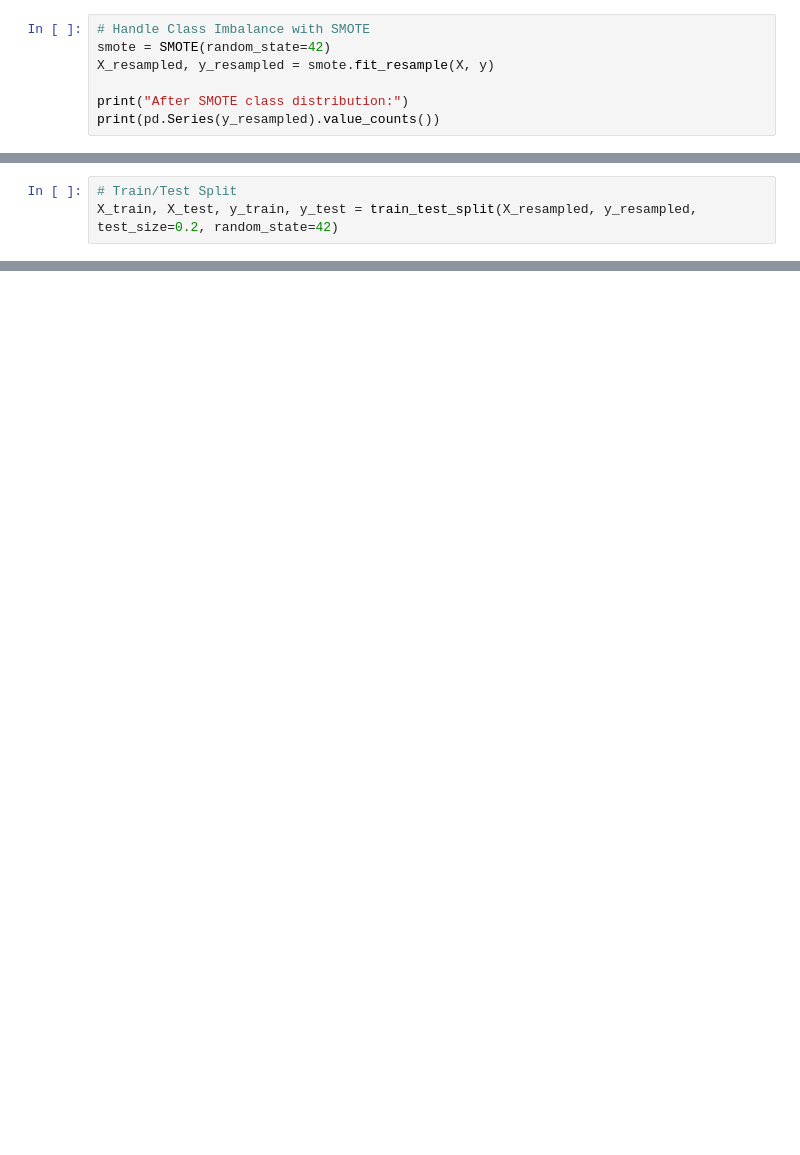
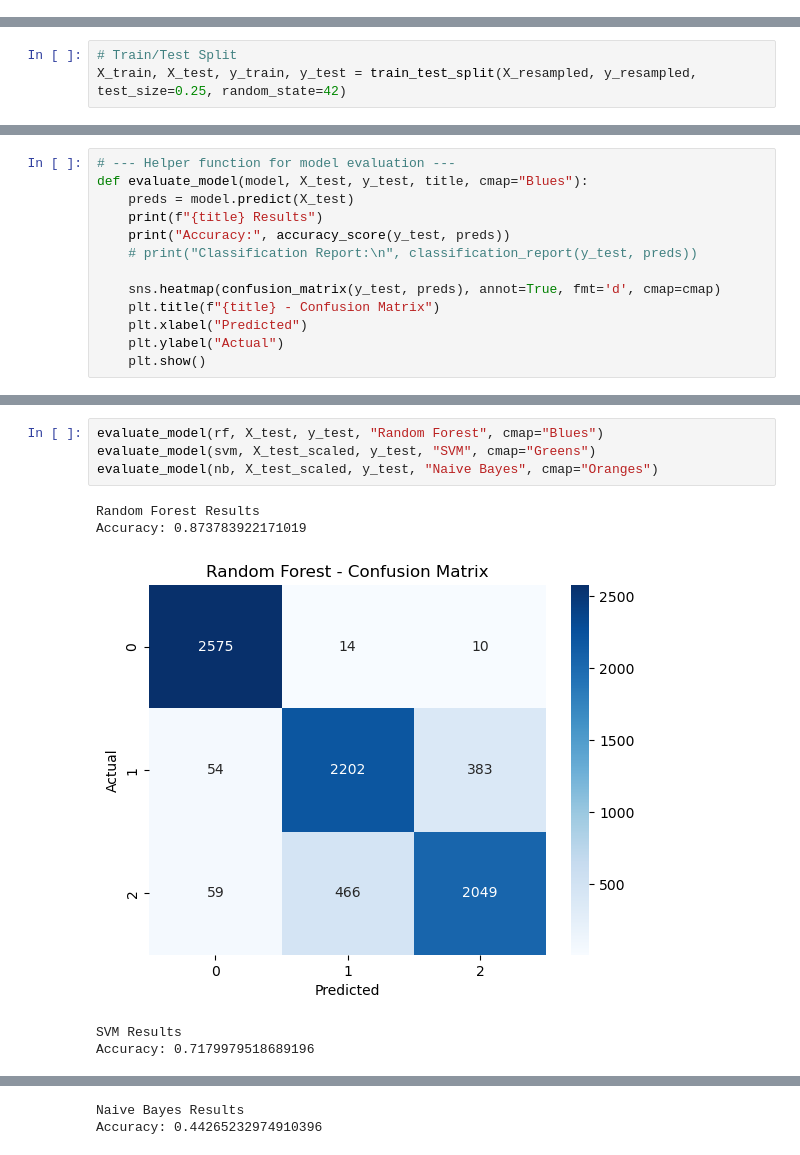
Before and after one commit to david11133/road-traffic-accidents-ml, a Jupyter notebook: notebooks/03_modeling.ipynb, the cells around one changed output, grey strips where cells are left out. Cells and saved outputs as stored; diff of their text form; blank space fills up the shorter version.

Commit message:
models evaluation

```diff
--- a/notebooks/03_modeling.ipynb
+++ b/notebooks/03_modeling.ipynb
@@ -30,7 +44,0 @@ X_resampled, y_resampled = smote.fit_resample(X, y)
-# %%
-# Handle Class Imbalance with SMOTE
-smote = SMOTE(random_state=42)
-X_resampled, y_resampled = smote.fit_resample(X, y)
-
-print("After SMOTE class distribution:")
-print(pd.Series(y_resampled).value_counts())
@@ -44,4 +45,4 @@ Name: count, dtype: int64
 # %%
 # Train/Test Split
-X_train, X_test, y_train, y_test = train_test_split(X_resampled, y_resampled, test_size=0.2, random_state=42)
+X_train, X_test, y_train, y_test = train_test_split(X_resampled, y_resampled, test_size=0.25, random_state=42)
 # %%
@@ -49,4 +50,17 @@ X_train, X_test, y_train, y_test = train_test_split(X_resampled, y_resampled, te
 scaler = StandardScaler()
 X_train_scaled = scaler.fit_transform(X_train)
 X_test_scaled = scaler.transform(X_test)
+# %%
+# --- Helper function for model evaluation ---
+def evaluate_model(model, X_test, y_test, title, cmap="Blues"):
+    preds = model.predict(X_test)
+    print(f"{title} Results")
+    print("Accuracy:", accuracy_score(y_test, preds))
+    # print("Classification Report:\n", classification_report(y_test, preds))
+
+    sns.heatmap(confusion_matrix(y_test, preds), annot=True, fmt='d', cmap=cmap)
+    plt.title(f"{title} - Confusion Matrix")
+    plt.xlabel("Predicted")
+    plt.ylabel("Actual")
+    plt.show()
 # %%
@@ -137,0 +84,10 @@ weighted avg       0.46      0.45      0.41      6249
+# %%
+evaluate_model(rf, X_test, y_test, "Random Forest", cmap="Blues")
+evaluate_model(svm, X_test_scaled, y_test, "SVM", cmap="Greens")
+evaluate_model(nb, X_test_scaled, y_test, "Naive Bayes", cmap="Oranges")
+# %% [output]
+Random Forest Results
+Accuracy: 0.873783922171019
+[figure, added]
+SVM Results
+Accuracy: 0.7179979518689196
@@ -137,0 +95,2 @@ weighted avg       0.46      0.45      0.41      6249
+Naive Bayes Results
+Accuracy: 0.44265232974910396
```
Also changed, not shown: parts of 14 cells of this notebook, 1 other file.
